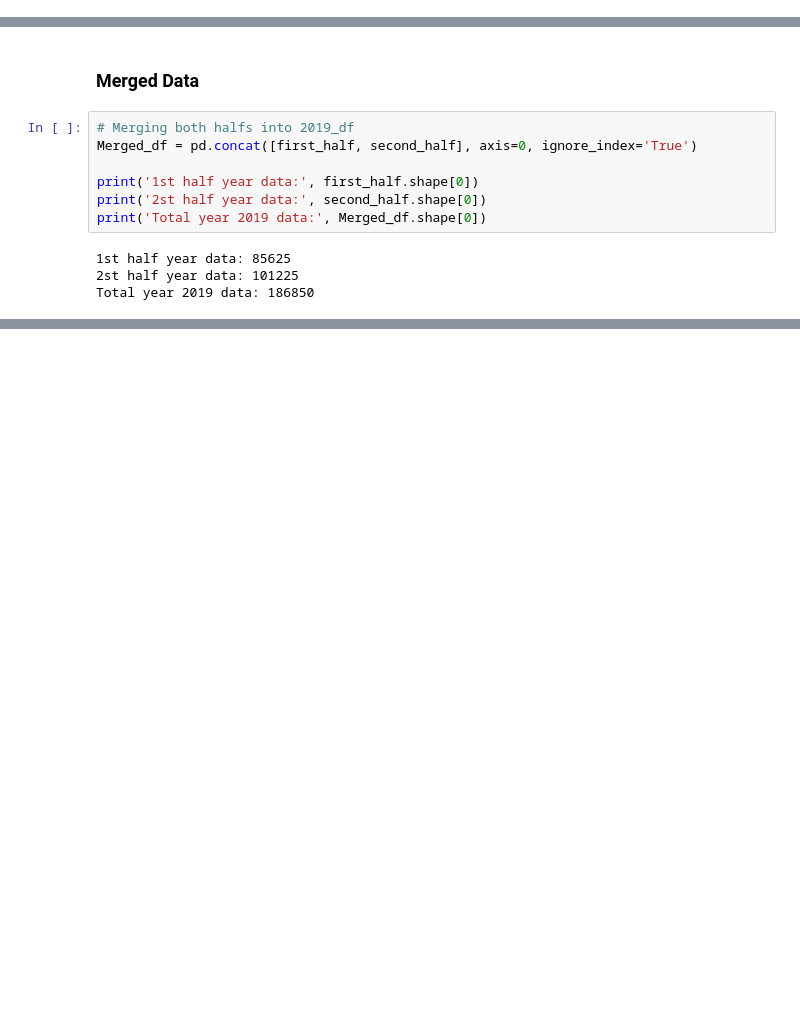
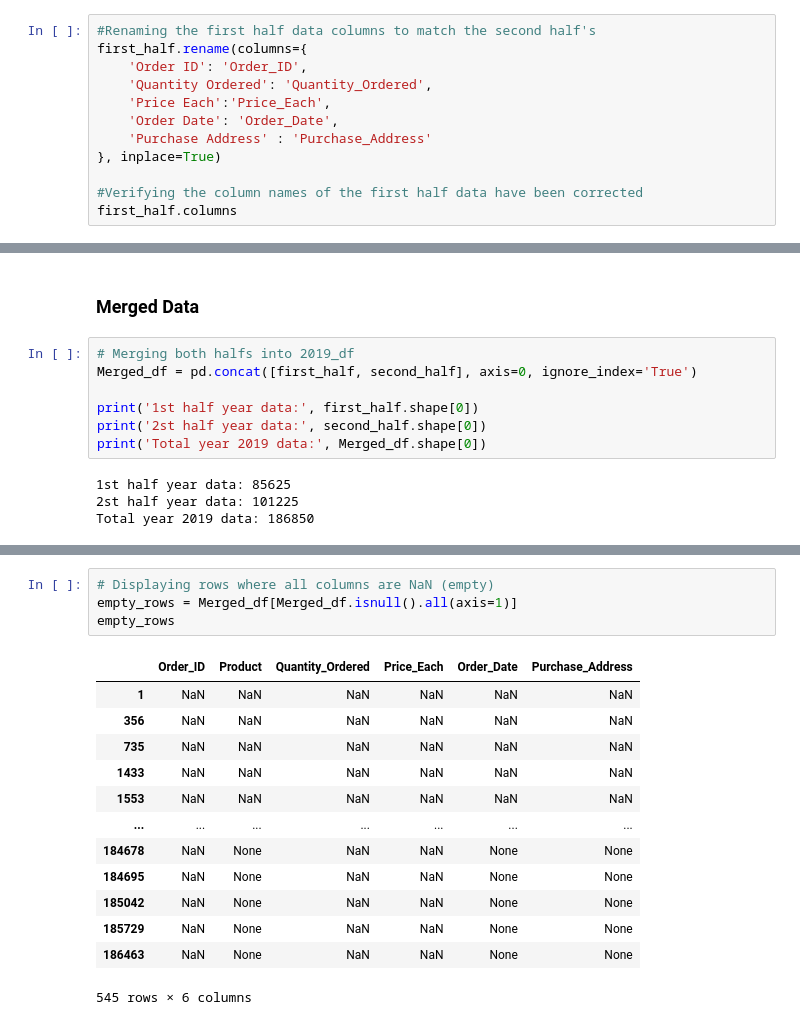
Before and after one commit to briansiaw5/Business-Analytics-Project, a Jupyter notebook: pbd_project.ipynb, the cells around one changed output, grey strips where cells are left out. Saved outputs shown, nothing was run; the diff lists cells and outputs as text; blank space fills up the shorter version.

Commit message:
data cleaning

```diff
--- a/pbd_project.ipynb
+++ b/pbd_project.ipynb
@@ -180,0 +217,12 @@ Second half of the year merged data: (101225, 6)
+# %%
+#Renaming the first half data columns to match the second half's
+first_half.rename(columns={
+    'Order ID': 'Order_ID',
+    'Quantity Ordered': 'Quantity_Ordered',
+    'Price Each':'Price_Each',
+    'Order Date': 'Order_Date',
+    'Purchase Address' : 'Purchase_Address'
+}, inplace=True)
+
+#Verifying the column names of the first half data have been corrected
+first_half.columns
@@ -193,0 +369,18 @@ Total year 2019 data: 186850
+# %%
+# Displaying rows where all columns are NaN (empty)
+empty_rows = Merged_df[Merged_df.isnull().all(axis=1)]
+empty_rows
+# %% [output]
+|  | Order_ID | Product | Quantity_Ordered | Price_Each | Order_Date | Purchase_Address |
+| 1 | NaN | NaN | NaN | NaN | NaN | NaN |
+| 356 | NaN | NaN | NaN | NaN | NaN | NaN |
+| 735 | NaN | NaN | NaN | NaN | NaN | NaN |
+| 1433 | NaN | NaN | NaN | NaN | NaN | NaN |
+| 1553 | NaN | NaN | NaN | NaN | NaN | NaN |
+| ... | ... | ... | ... | ... | ... | ... |
+| 184678 | NaN | None | NaN | NaN | None | None |
+| 184695 | NaN | None | NaN | NaN | None | None |
+| 185042 | NaN | None | NaN | NaN | None | None |
+| 185729 | NaN | None | NaN | NaN | None | None |
+| 186463 | NaN | None | NaN | NaN | None | None |
+545 rows × 6 columns
```
Also changed, not shown: parts of 40 cells of this notebook, 2 other files.
